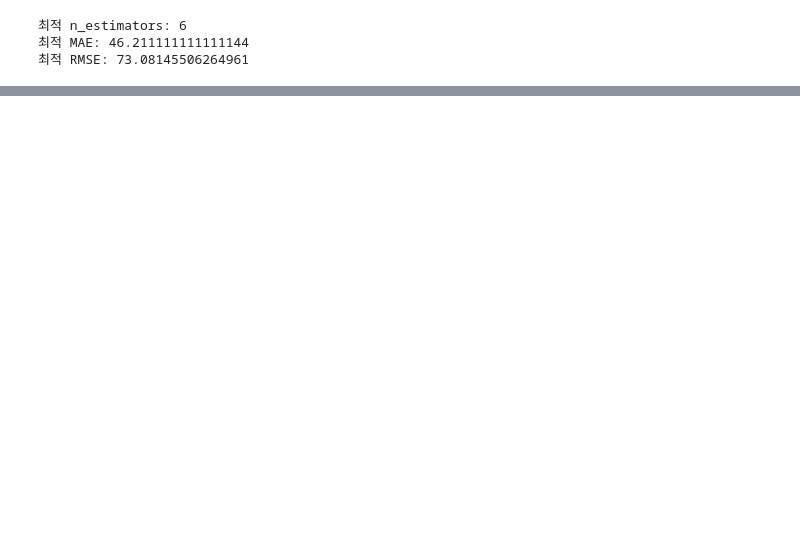
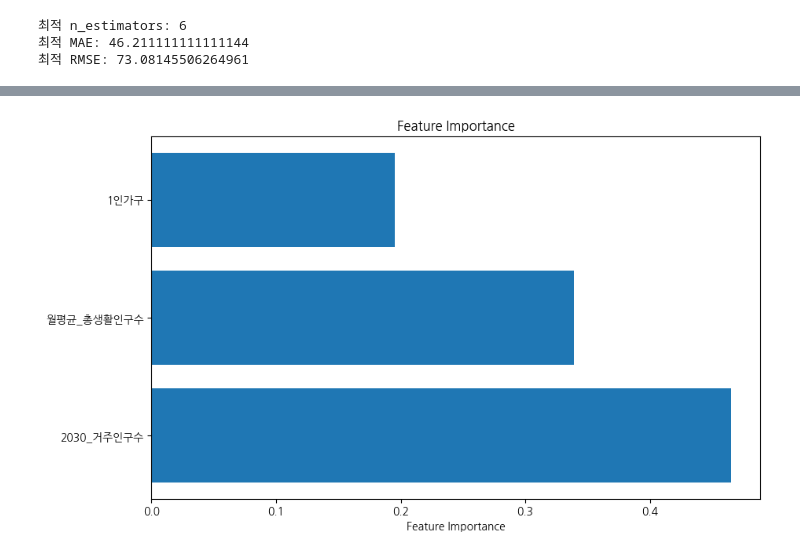
Before and after one commit to GyudongHan/Project_1, a Jupyter notebook: 프로젝트 2/RandomForest(trial_and_error).ipynb, the cells around one changed output, grey strips where cells are left out. Saved outputs shown, nothing was run; the diff lists cells and outputs as text; code cells hidden in the pictures; blank space fills up the shorter version.

```diff
--- a/프로젝트 2/RandomForest(trial_and_error).ipynb
+++ b/프로젝트 2/RandomForest(trial_and_error).ipynb
@@ -330,0 +355,92 @@ print(f"최적 RMSE: {best_rmse}")
+# %%
+import pandas as pd
+import numpy as np
+import matplotlib.pyplot as plt
+import plotly.express as px
+from sklearn.ensemble import RandomForestRegressor
+from sklearn.model_selection import train_test_split
+from sklearn.metrics import mean_absolute_error
+from math import sqrt
+
+# X = df[['월평균_총생활인구수', '연령대60_평균', '연령대_20_거주인구수', '연령대_30_거주인구수', '1인가구','2인가구']]
+
+y = df.iloc[:, 0]
+X = df[['월평균_총생활인구수', '2030_거주인구수', '1인가구']]
+
+# 데이터 분할 (random_state 설정)
+X_train, X_test, y_train, y_test = train_test_split(X, y, test_size=0.1, random_state=0)
+
+# n_estimators 범위
+n_estimators_range = list(range(1,26))
+best_n_estimators = None
+best_mae = float('inf')  # MAE 최소화
+best_rmse = float('inf')  # RMSE 최소화
+
+# n_estimators 범위 평가 및 MAE, RMSE 기록
+train_mae_scores = []  # 훈련 데이터 MAE를 기록할 리스트
+test_mae_scores = []   # 테스트 데이터 MAE를 기록할 리스트
+rmse_scores = []       # RMSE를 기록할 리스트
+
+for n_estimators in n_estimators_range:
+    model = RandomForestRegressor(n_estimators=n_estimators, max_depth=10, random_state=0)
+    model.fit(X_train, y_train)
+
+    # Train Data MAE
+    y_train_pred = model.predict(X_train)
+    train_mae = mean_absolute_error(y_train, y_train_pred)
+    train_mae_scores.append(train_mae)
+
+    # Test Data MAE
+    y_test_pred = model.predict(X_test)
+    test_mae = mean_absolute_error(y_test, y_test_pred)
+    test_mae_scores.append(test_mae)
+
+    # RMSE 계산
+    train_rmse = sqrt(np.mean((y_train - y_train_pred) ** 2))
+    test_rmse = sqrt(np.mean((y_test - y_test_pred) ** 2))
+    rmse_scores.append(test_rmse)
+
+    # 현재의 n_estimators 값이 이전보다 더 좋으면 최적값 업데이트
+    if test_mae < best_mae:
+        best_mae = test_mae
+        best_n_estimators = n_estimators
+
+    if test_rmse < best_rmse:
+        best_rmse = test_rmse
+
+# 피처 중요도 계산
+model = RandomForestRegressor(n_estimators=best_n_estimators, max_depth=15, random_state=0)
+model.fit(X_train, y_train)
+feature_importance = model.feature_importances_
+
+# 피처 중요도를 내림차순으로 정렬
+sorted_indices = feature_importance.argsort()[::-1]
+sorted_features = X.columns[sorted_indices]
+sorted_importance = feature_importance[sorted_indices]
+
+# 피처 중요도 시각화
+fig, ax = plt.subplots(figsize=(10, 6))
+ax.barh(sorted_features, sorted_importance)
+ax.set_xlabel('Feature Importance')
+ax.set_title('Feature Importance')
+
+# 그래프 출력
+plt.show()
+
+
+# MAE, RMSE, n_estimators 관계 시각화
+fig = px.line(x=n_estimators_range, labels={'x': 'n_estimators', 'y': 'Score'}, title='Score vs n_estimators', width=1200, height=800)
+fig.add_scatter(x=n_estimators_range, y=train_mae_scores, mode='lines+markers', name='Train Data MAE')
+fig.add_scatter(x=n_estimators_range, y=test_mae_scores, mode='lines+markers', name='Test Data MAE')
+fig.add_scatter(x=n_estimators_range, y=rmse_scores, mode='lines+markers', name='RMSE')
+fig.update_traces(mode='lines+markers')
+
+# Display the figure
+fig.show()
+
+# 최적값 출력
+print(f"최적 n_estimators: {best_n_estimators}")
+print(f"최적 MAE: {best_mae}")
+print(f"최적 RMSE: {best_rmse}")
+# %% [output]
+[figure, added]
```
Also changed, not shown: parts of 7 cells of this notebook, 2 other files.
